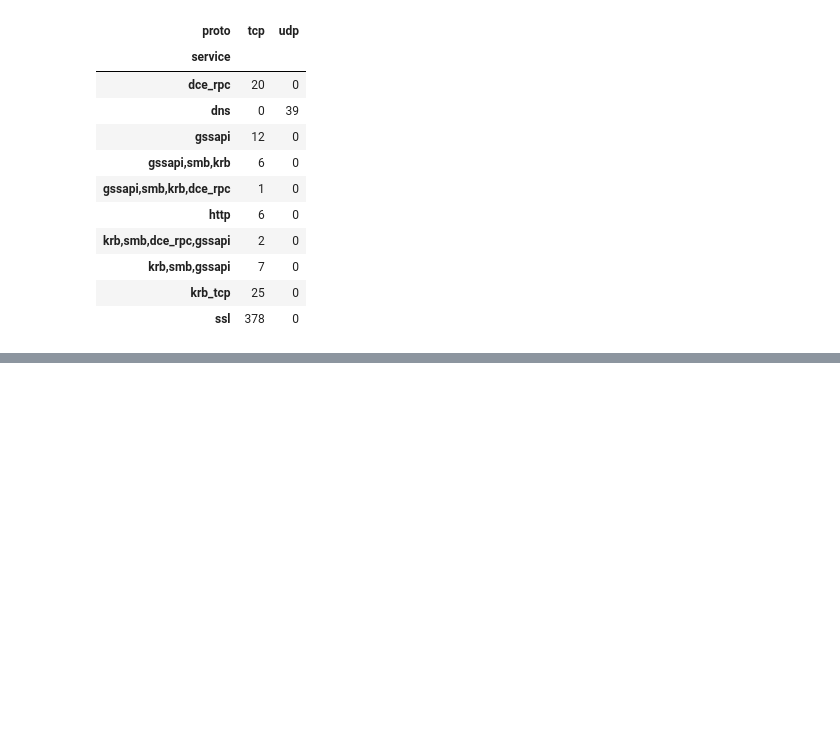
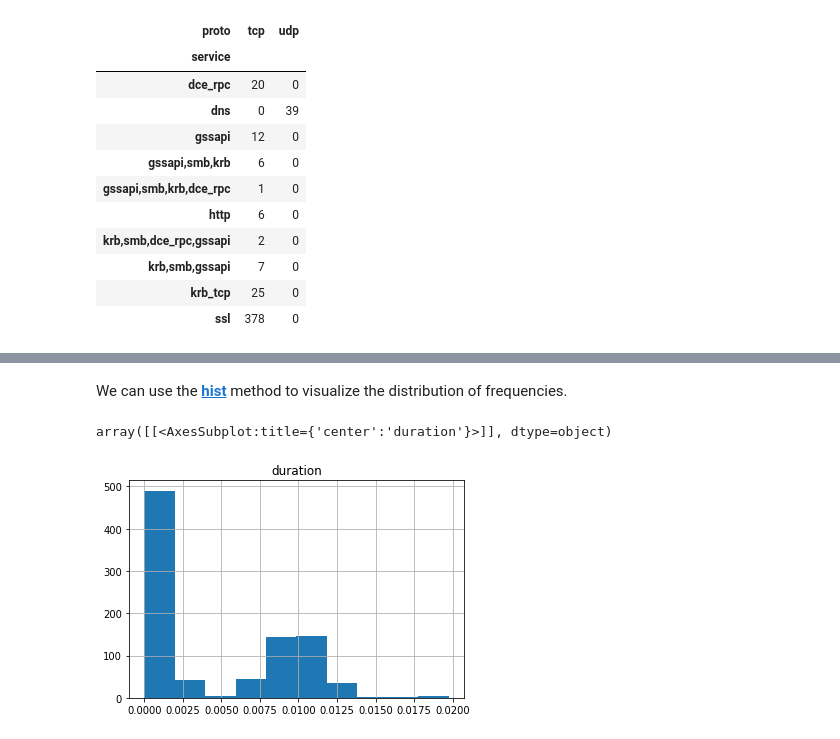
Before and after one commit to OTRF/infosec-jupyterthon, a Jupyter notebook: workshops/2021/day1/day1-3-Data-Analysis-with-Pandas Intro.ipynb, the cells around one changed output, grey strips where cells are left out. Cells and saved outputs as stored; diff of their text form; code cells hidden in the pictures; blank space fills up the shorter version.

Commit message:
Completed Statistics 101 (Numerical Data)

```diff
--- a/workshops/2021/day1/day1-3-Data-Analysis-with-Pandas Intro.ipynb
+++ b/workshops/2021/day1/day1-3-Data-Analysis-with-Pandas Intro.ipynb
@@ -1560,0 +1596,3 @@ pd.crosstab(index = zeek_df['service'], columns = zeek_df['proto'])
+# %%
+numerical_data = zeek_df[['duration','orig_bytes','orig_pkts','resp_bytes','resp_pkts']]
+numerical_data.dtypes
@@ -1560,0 +1608,3 @@ pd.crosstab(index = zeek_df['service'], columns = zeek_df['proto'])
+# %%
+numerical_data_updated = numerical_data.astype({'orig_pkts':'Int64','resp_pkts': 'Int64'}, errors = 'ignore')
+numerical_data_updated.dtypes
@@ -1560,0 +1638,7 @@ pd.crosstab(index = zeek_df['service'], columns = zeek_df['proto'])
+# %%
+# Creating a Series with duration data
+duration_data = numerical_data_updated['duration']
+# Adding duration_bin column
+numerical_data_updated['duration_bin'] = pd.cut(duration_data, bins = 500)
+# Counting network connections per bin (Top 15)
+numerical_data_updated.groupby(['duration_bin']).size()[:15]
@@ -1560,0 +1663,8 @@ pd.crosstab(index = zeek_df['service'], columns = zeek_df['proto'])
+# %% [markdown]
+We can use the **[hist](https://pandas.pydata.org/pandas-docs/stable/reference/api/pandas.DataFrame.hist.html)** method to visualize the distribution of frequencies.
+# %%
+# Filtering duration values less or equal to 0.02
+numerical_data_updated[numerical_data_updated['duration'] <= 0.02].hist(column = 'duration')
+# %% [output]
+array([[<AxesSubplot:title={'center':'duration'}>]], dtype=object)
+[figure, added]
```
Also changed, not shown: parts of 58 cells of this notebook.
